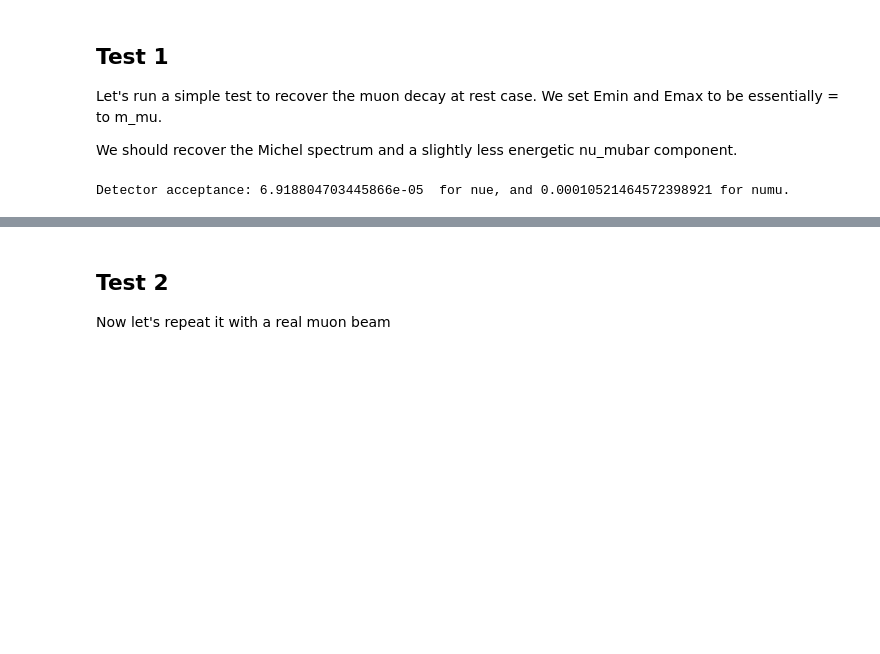
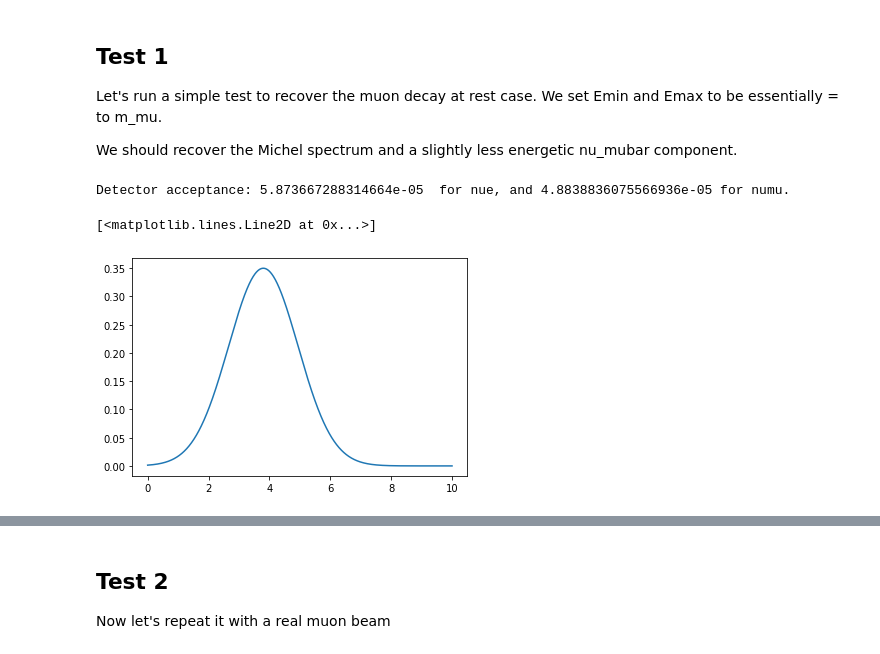
Before and after one commit to mhostert/BIN_MC, a Jupyter notebook: LBL_example_flux.ipynb, the cells around one changed output, grey strips where cells are left out. Drawn from its saved outputs; the diff is of its cells as text; code cells hidden in the pictures; blank space fills up the shorter version.

```diff
--- a/LBL_example_flux.ipynb
+++ b/LBL_example_flux.ipynb
@@ -24,7 +27,7 @@ mudecay_atrest = nuflux.fluxMC.MuonDecay()
 df = mudecay_atrest.simulate_decays(
                             pmin = 0, #minimum momentum
                             pmax = 0.001,  #maximum momentum
-                            beam_p0 = 0, # no momentum
+                            beam_p0 = 0, # average momentum
                             beam_dpop = 0, # no beam spread
                             Rpm=0.5, #Fraction of total muons that are plus (or minus?)
                             NINT=10, #for MC integration
@@ -37,6 +40,16 @@ _ = mudecay_atrest.propagate_to_detector(
                             ZBEAMEXIT=0, # cm
                             R_ND=[0,0,250e2+50e2], # cm
                             )
-_ = mudecay_atrest.flux_in_detector()
+_ = mudecay_atrest.flux_in_detector(acceptance=False)
 # %% [output]
-Detector acceptance: 6.918804703445866e-05  for nue, and 0.00010521464572398921 for numu.
+Detector acceptance: 5.873667288314664e-05  for nue, and 4.8838836075566936e-05 for numu.
+# %%
+pmin = 0
+pmax = 10
+mu = 3.8
+sigma = 0.3 *mu
+x = np.linspace(pmin, pmax, 1000)
+plt.plot(x, 1 / (sigma * np.sqrt(2*np.pi)) *np.exp(-1/2 * (x-mu)**2 / sigma**2))
+# %% [output]
+[<matplotlib.lines.Line2D at 0x...>]
+[figure, added]
```
Also changed, not shown: parts of 8 cells of this notebook.
